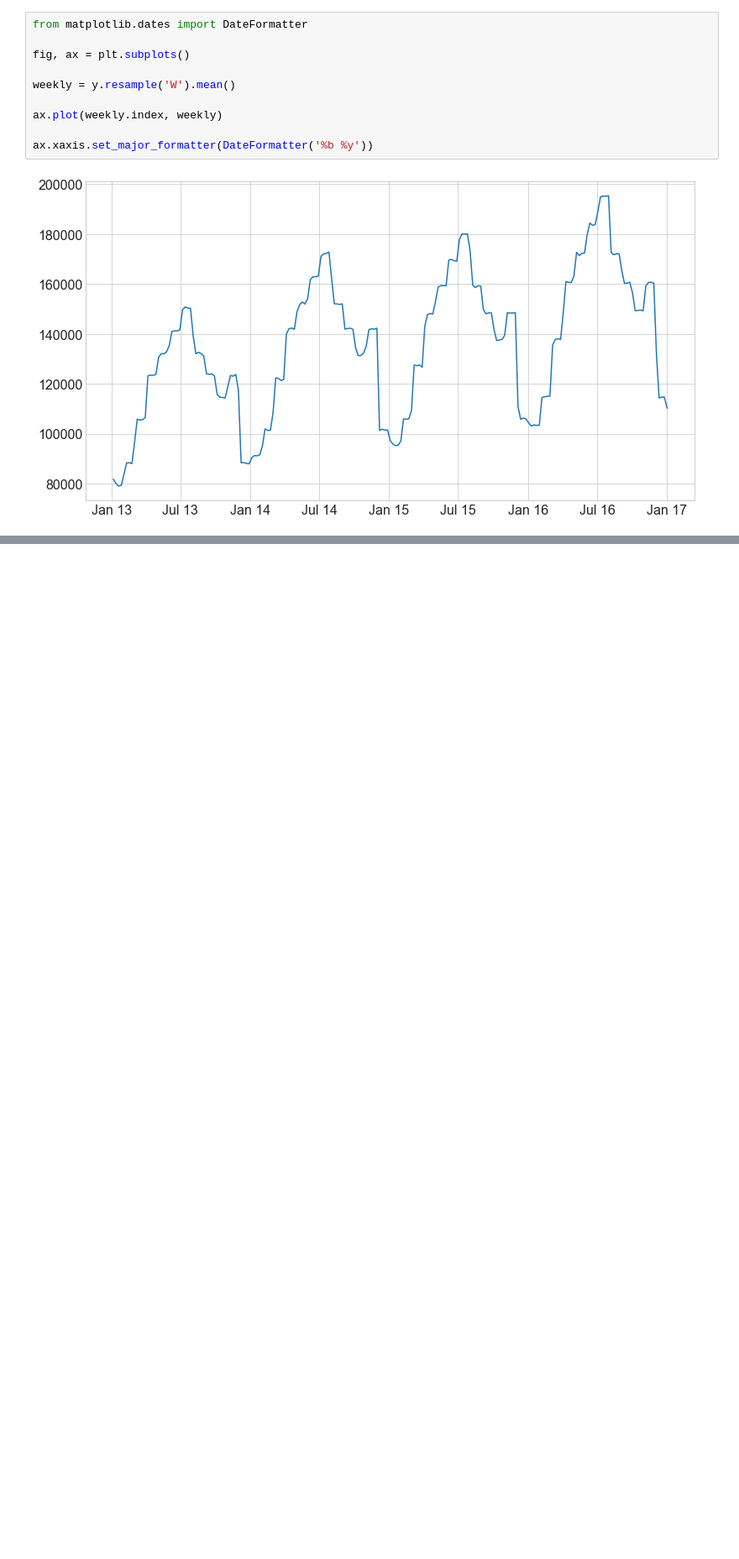
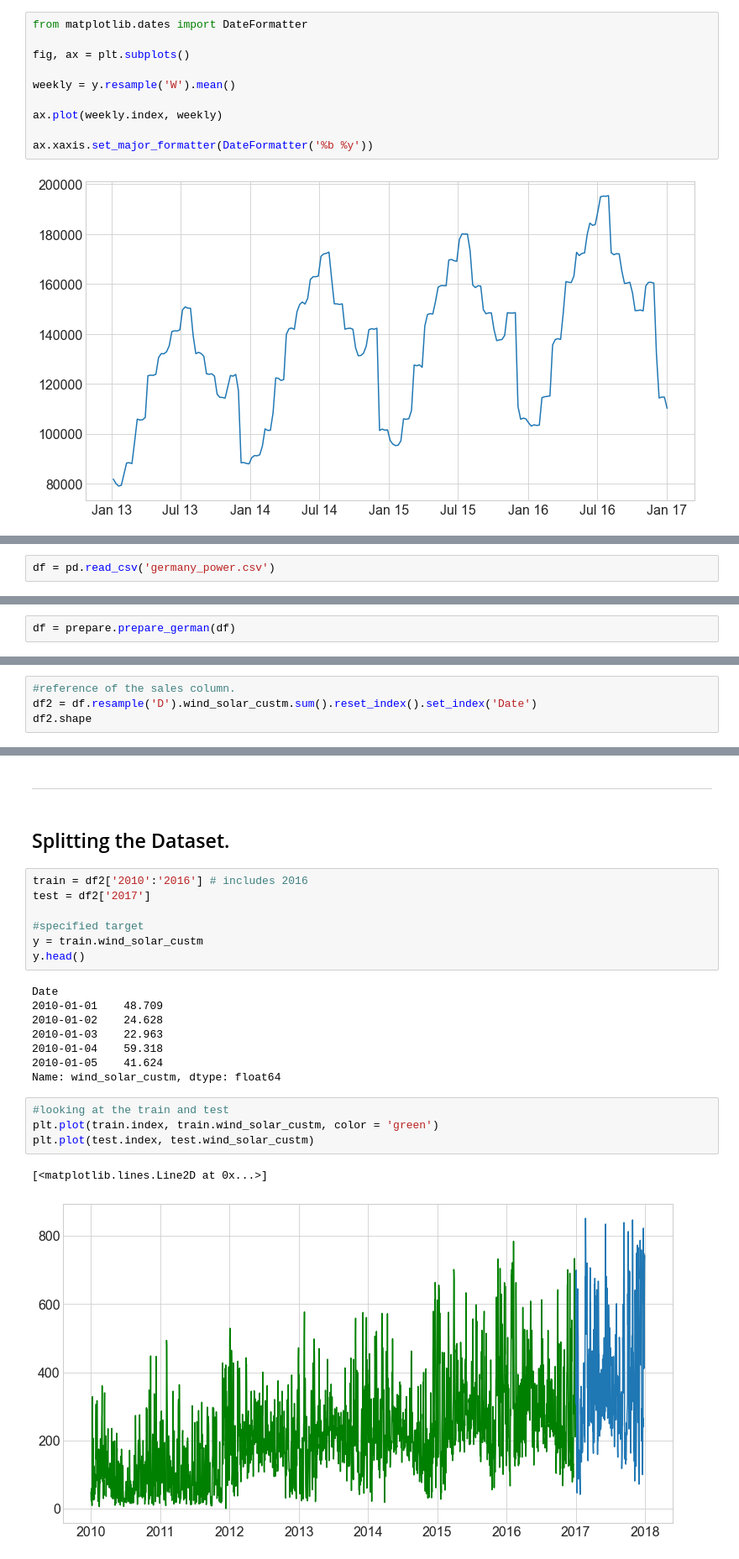
Before and after one commit to RobLMurphy92/time-series-exercises, a Jupyter notebook: explore.ipynb, the cells around one changed output, grey strips where cells are left out. Shown at 84% size. Saved outputs shown, nothing was run; the diff lists cells and outputs as text; blank space fills up the shorter version.

```diff
--- a/explore.ipynb
+++ b/explore.ipynb
@@ -439,0 +441,2 @@ ax.xaxis.set_major_formatter(DateFormatter('%b %y'))
+# %%
+df = pd.read_csv('germany_power.csv')
@@ -439,0 +468,2 @@ ax.xaxis.set_major_formatter(DateFormatter('%b %y'))
+# %%
+df = prepare.prepare_german(df)
@@ -439,0 +524,4 @@ ax.xaxis.set_major_formatter(DateFormatter('%b %y'))
+# %%
+#reference of the sales column.
+df2 = df.resample('D').wind_solar_custm.sum().reset_index().set_index('Date')
+df2.shape
@@ -439,0 +553,26 @@ ax.xaxis.set_major_formatter(DateFormatter('%b %y'))
+# %% [markdown]
+-----
+# %% [markdown]
+## Splitting the Dataset.
+# %%
+train = df2['2010':'2016'] # includes 2016
+test = df2['2017']
+
+#specified target
+y = train.wind_solar_custm
+y.head()
+# %% [output]
+Date
+2010-01-01    48.709
+2010-01-02    24.628
+2010-01-03    22.963
+2010-01-04    59.318
+2010-01-05    41.624
+Name: wind_solar_custm, dtype: float64
+# %%
+#looking at the train and test
+plt.plot(train.index, train.wind_solar_custm, color = 'green')
+plt.plot(test.index, test.wind_solar_custm)
+# %% [output]
+[<matplotlib.lines.Line2D at 0x...>]
+[figure, added]
```
Also changed, not shown: parts of 59 cells of this notebook.
